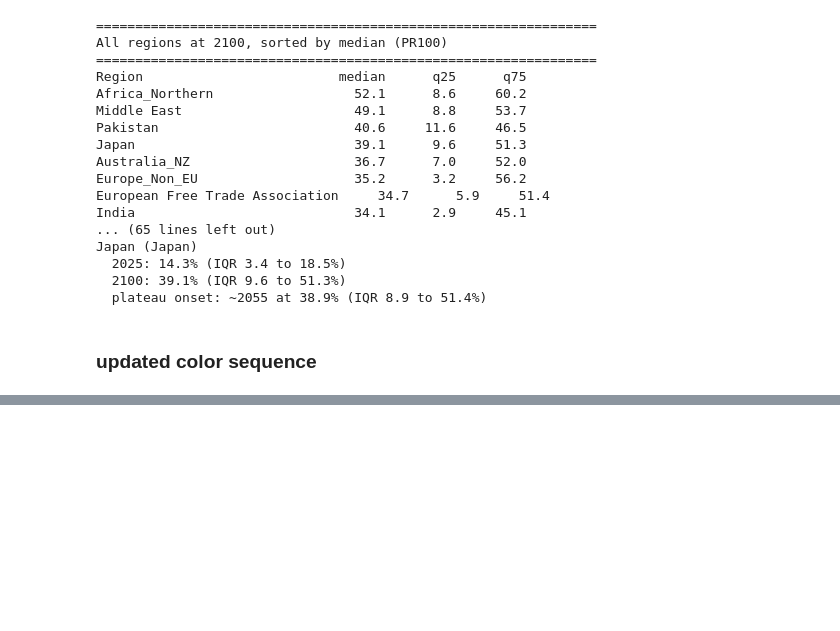
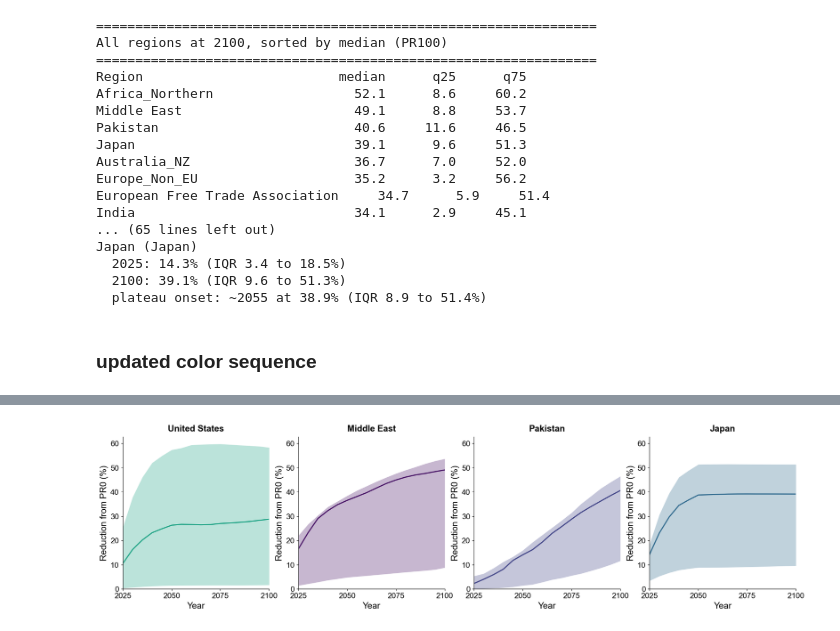
Before and after one commit to Amalsarfraz/Global_Potential_Potable_Reuse, a Jupyter notebook: notebooks/figure2_regional_trajectories.ipynb, the cells around one changed output, grey strips where cells are left out. Cells and saved outputs as stored; diff of their text form; code cells hidden in the pictures; blank space fills up the shorter version.

```diff
--- a/notebooks/figure2_regional_trajectories.ipynb
+++ b/notebooks/figure2_regional_trajectories.ipynb
@@ -539,0 +449,95 @@ figure_2_panels(ens_pr100, "PR100", "fig2abcde_PR100_trajectories_test")
+# %%
+# Per-region colors, taken from the bin palette of the map figure.
+# Each color matches that region's median reduction band on the map:
+#   USA / United States  ~28.8 %   (bin 28-32)
+#   Middle East          ~49.1 %    (bin > 44)
+#   Pakistan             ~40.6 %     (bin 40-44)
+#   Japan                ~39.1 %     (bin 36-40)
+import matplotlib.cm as cm
+import matplotlib.colors as mcolors
+
+
+norm = mcolors.Normalize(vmin=0, vmax=60)
+cmap = cm.get_cmap("viridis")
+
+REGION_COLOR = {
+    "United States": "#20A486",   # ~28.8%  -> bin "28-32%"
+    "USA":           "#20A486",
+    "Japan":         "#306A8E",   # ~39.1%  -> bin "36-40%"
+    "Pakistan":      "#414487",   # ~40.6%  -> bin "40-44%"
+    "Middle East":   "#471365",   # ~49.1%  -> bin "> 44%"
+}
+# REGION_COLOR = {
+#     "United States": "#a04442",
+#     "USA":           "#a04442",
+#     "Japan":         "#4a2a1a",
+#     "Pakistan":      "#2e210c",
+#     "Middle East":   "#191900",
+# }
+DEFAULT_COLOR = "#555555"
+
+def plot_region_panel(ax, df_region, title, color):
+    """Draw median line plus IQR ribbon for one region."""
+    if df_region.empty:
+        ax.text(0.5, 0.5, "no data",
+                ha="center", va="center",
+                transform=ax.transAxes, color="#888780", fontsize=16)
+        return
+
+    # IQR ribbon underneath, then the median line on top.
+    ax.fill_between(df_region["year"],
+                    df_region["q25"], df_region["q75"],
+                    color=color, alpha=ALPHA_IQR, linewidth=0)
+    ax.plot(df_region["year"], df_region["median"],
+            color=color, linewidth=2.0)
+
+
+    ax.set_title(title, fontweight="bold", pad=10, fontsize=16)
+    ax.set_xlabel("Year", fontsize=16)
+    ax.set_ylabel("Reduction from PR0 (%)", fontsize=16)
+    ax.tick_params(axis="both", labelsize=14)
+
+    ax.set_xlim(START_YEAR, END_YEAR)
+    ax.set_xticks([2025, 2050, 2075, 2100])
+
+
+def figure_2_panels(ens, pr_label, out_stem):
+    """1x4 row across the four exemplar regions, each in its own color."""
+    available = sorted(ens["region"].unique())
+
+    fig, axes = plt.subplots(
+        1, 4, figsize=(22, 5),
+        sharex=False, sharey=False,
+        gridspec_kw={"wspace": 0.2},
+    )
+
+    panel_data = []
+    for label, candidates in TARGET_REGIONS:
+        match = match_region(candidates, available)
+        sub = (ens[ens["region"] == match]
+               if match is not None else pd.DataFrame())
+        panel_data.append((label, sub))
+
+    if any(not s.empty for _, s in panel_data):
+        ymin = min(s["q25"].min() for _, s in panel_data if not s.empty)
+        ymax = max(s["q75"].max() for _, s in panel_data if not s.empty)
+        pad = 0.05 * (ymax - ymin)
+        y_range = (max(0, ymin - pad), ymax + pad)
+    else:
+        y_range = None
+
+    for ax, (label, sub) in zip(axes, panel_data):
+        color = REGION_COLOR.get(label, DEFAULT_COLOR)
+        plot_region_panel(ax, sub, title=label, color=color)
+        if y_range is not None:
+            ax.set_ylim(*y_range)
+
+    fig.tight_layout()
+    save_all(fig, FIG_DIR, out_stem)
+    plt.show()
+    plt.close(fig)
+
+
+figure_2_panels(ens_pr100, "PR100", "fig2abcde_PR100_trajectories_test")
+# %% [output]
+[figure, added]
```
Also changed, not shown: parts of 1 cell of this notebook, 1 other file.
